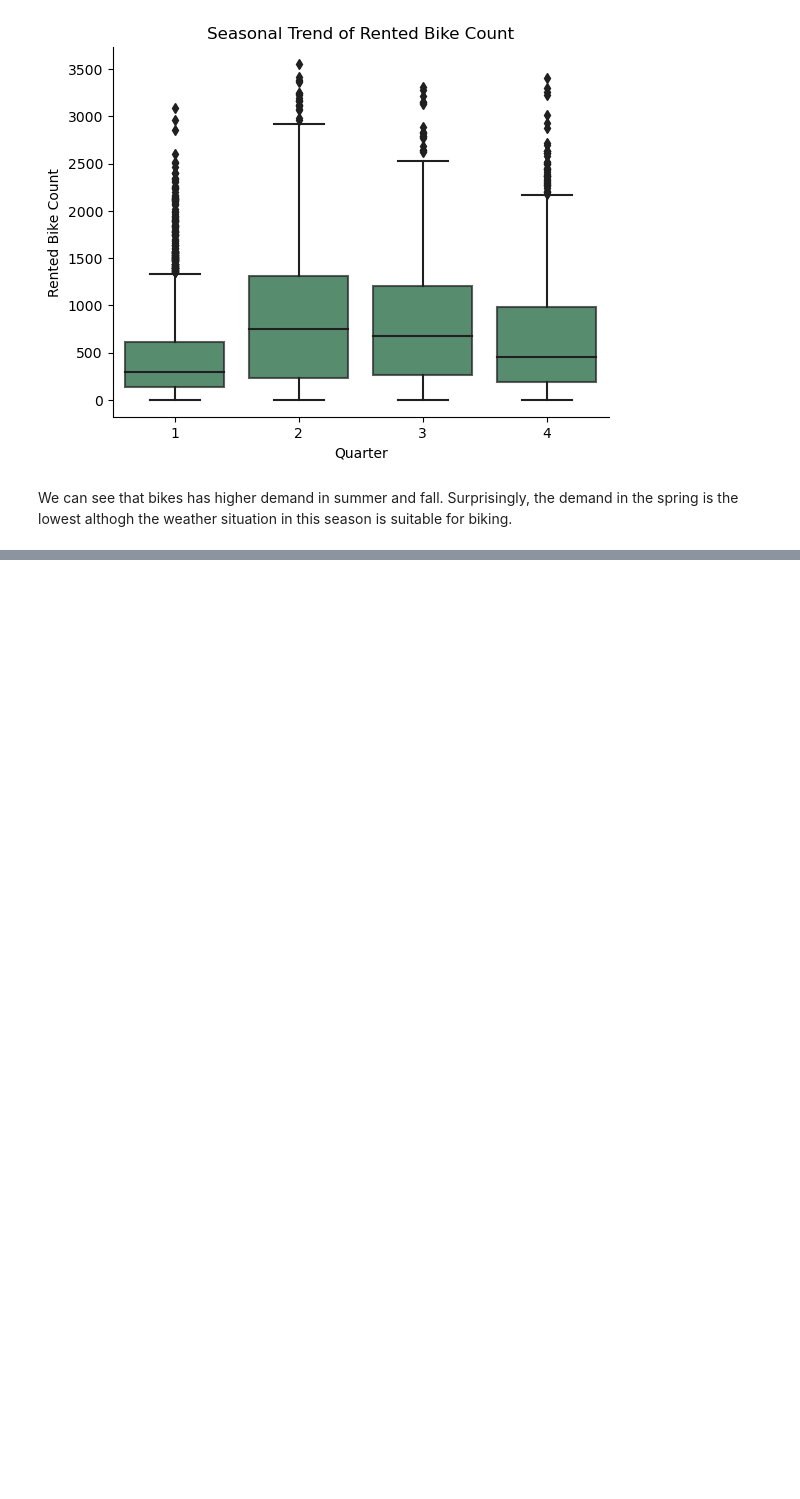
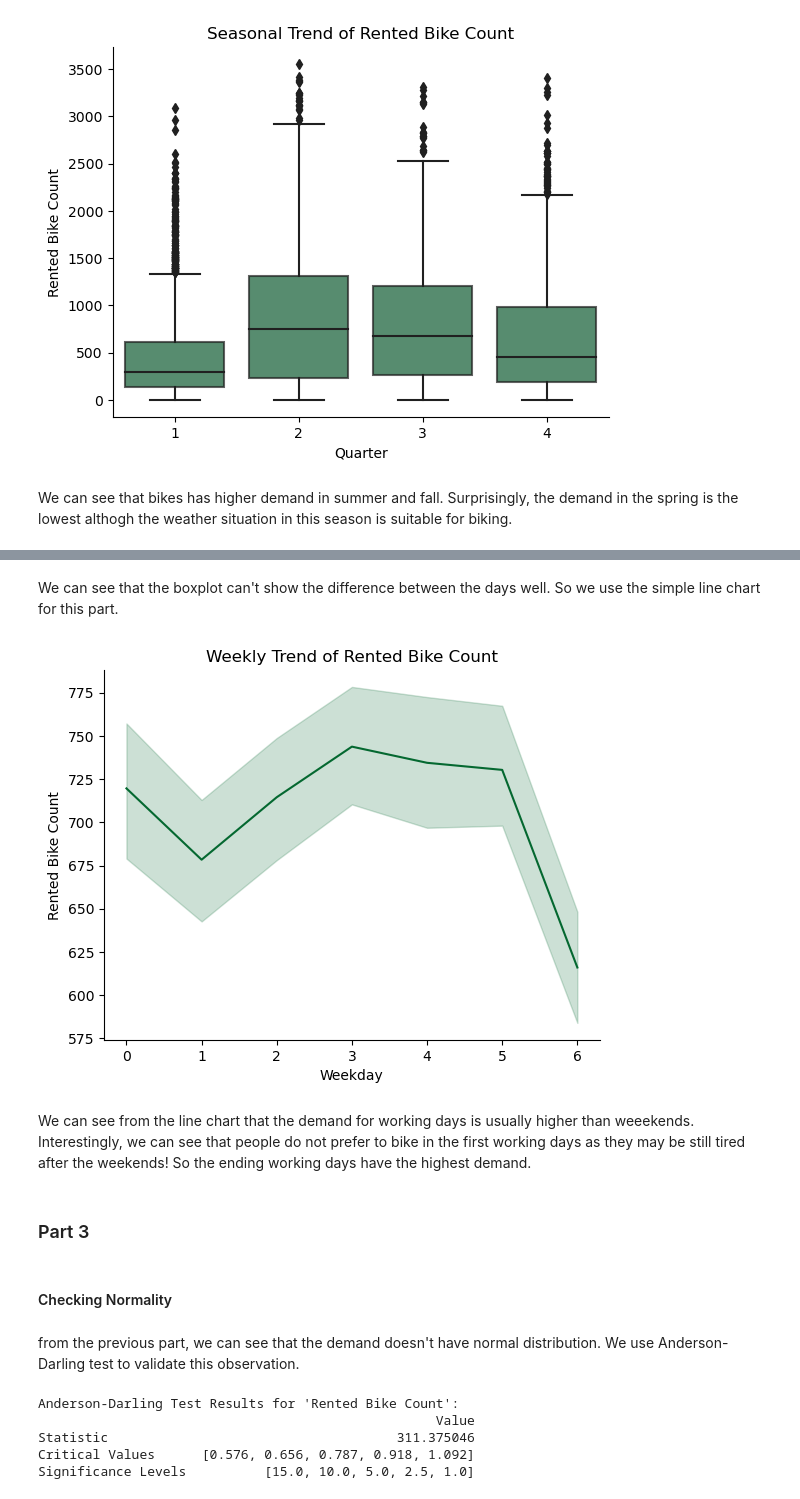
Before and after one commit to mozshen/TransportationPlanning, a Jupyter notebook: Project/Main.ipynb, the cells around one changed output, grey strips where cells are left out. Cells and saved outputs as stored; diff of their text form; code cells hidden in the pictures; blank space fills up the shorter version.

```diff
--- a/Project/Main.ipynb
+++ b/Project/Main.ipynb
@@ -122,0 +150,49 @@ We can see that bikes has higher demand in summer and fall. Surprisingly, the de
+# %% [markdown]
+We can see that the boxplot can't show the difference between the days well. So we use the simple line chart for this part.
+# %%
+sns.lineplot(x=d['Weekday'],
+            y=d['Rented Bike Count'],
+            color='#046830',
+            )
+
+# Set title and labels
+plt.title('Weekly Trend of Rented Bike Count')
+plt.xlabel('Weekday')
+plt.ylabel('Rented Bike Count')
+
+# Remove unnecessary spines
+plt.gca().spines['top'].set_visible(False)
+plt.gca().spines['right'].set_visible(False)
+
+plt.show()
+# %% [output]
+[figure, added]
+# %% [markdown]
+We can see from the line chart that the demand for working days is usually higher than weeekends. Interestingly, we can see that people do not prefer to bike in the first working days as they may be still tired after the weekends! So the ending working days have the highest demand.
+# %% [markdown]
+### Part 3
+# %% [markdown]
+#### Checking Normality
+# %% [markdown]
+from the previous part, we can see that the demand doesn't have normal distribution. We use Anderson-Darling test to validate this observation.
+# %%
+
+rented_bike_count = d['Rented Bike Count']
+
+# Perform Anderson-Darling test
+result = anderson(rented_bike_count)
+
+# Display the test results in a table
+columns = ['Statistic', 'Critical Values', 'Significance Levels']
+data = [result.statistic, result.critical_values, result.significance_level]
+table_data = pd.DataFrame(data, index=columns, columns=['Value'])
+
+# Print the table
+print("Anderson-Darling Test Results for 'Rented Bike Count':")
+print(table_data)
+# %% [output]
+Anderson-Darling Test Results for 'Rented Bike Count':
+                                                   Value
+Statistic                                     311.375046
+Critical Values      [0.576, 0.656, 0.787, 0.918, 1.092]
+Significance Levels          [15.0, 10.0, 5.0, 2.5, 1.0]
```
Also changed, not shown: parts of 10 cells of this notebook.
